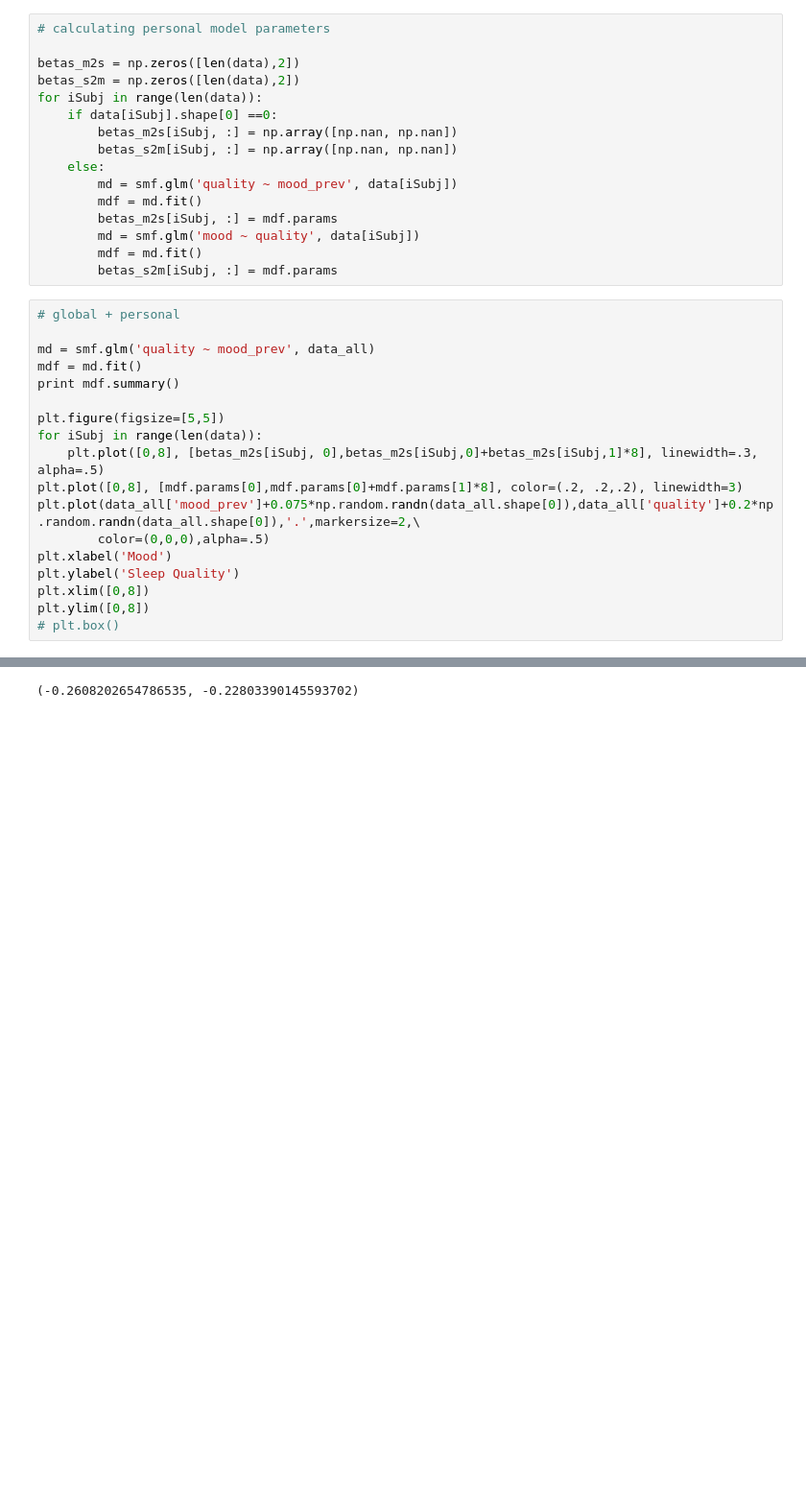
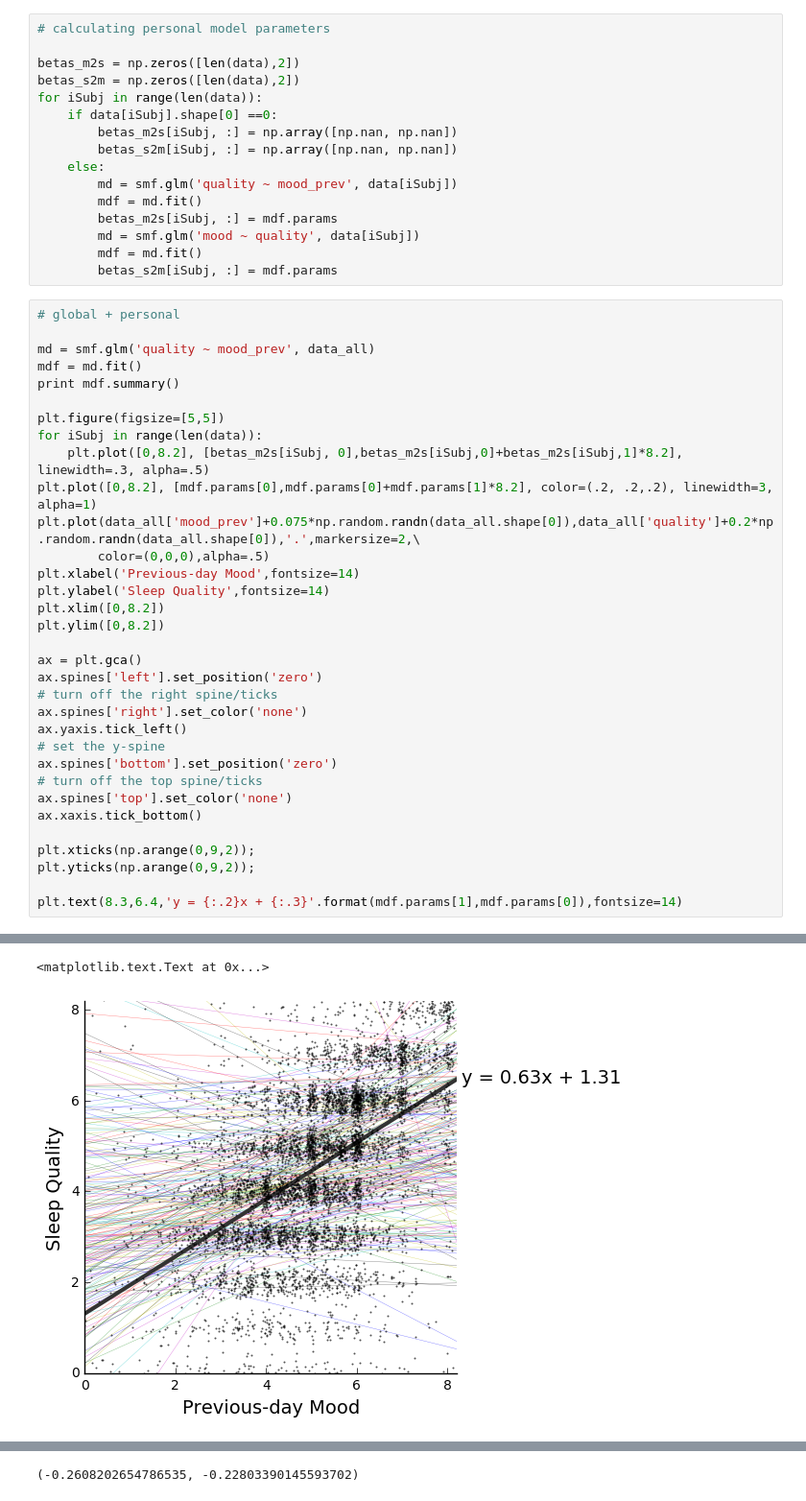
Before and after one commit to striantafillou/causality, a Jupyter notebook: mixed_effects.ipynb, the cells around one changed output, grey strips where cells are left out. Shown at 96% size. Saved outputs shown, nothing was run; the diff lists cells and outputs as text; blank space fills up the shorter version.

```diff
--- a/mixed_effects.ipynb
+++ b/mixed_effects.ipynb
@@ -57,12 +57,28 @@ print mdf.summary()
 
 plt.figure(figsize=[5,5])
 for iSubj in range(len(data)):
-    plt.plot([0,8], [betas_m2s[iSubj, 0],betas_m2s[iSubj,0]+betas_m2s[iSubj,1]*8], linewidth=.3, alpha=.5)
-plt.plot([0,8], [mdf.params[0],mdf.params[0]+mdf.params[1]*8], color=(.2, .2,.2), linewidth=3)
+    plt.plot([0,8.2], [betas_m2s[iSubj, 0],betas_m2s[iSubj,0]+betas_m2s[iSubj,1]*8.2], linewidth=.3, alpha=.5)
+plt.plot([0,8.2], [mdf.params[0],mdf.params[0]+mdf.params[1]*8.2], color=(.2, .2,.2), linewidth=3, alpha=1)
 plt.plot(data_all['mood_prev']+0.075*np.random.randn(data_all.shape[0]),data_all['quality']+0.2*np.random.randn(data_all.shape[0]),'.',markersize=2,\
         color=(0,0,0),alpha=.5)
-plt.xlabel('Mood')
-plt.ylabel('Sleep Quality')
-plt.xlim([0,8])
-plt.ylim([0,8])
-# plt.box()
+plt.xlabel('Previous-day Mood',fontsize=14)
+plt.ylabel('Sleep Quality',fontsize=14)
+plt.xlim([0,8.2])
+plt.ylim([0,8.2])
+
+ax = plt.gca()
+ax.spines['left'].set_position('zero')
+# turn off the right spine/ticks
+ax.spines['right'].set_color('none')
+ax.yaxis.tick_left()
+# set the y-spine
+ax.spines['bottom'].set_position('zero')
+# turn off the top spine/ticks
+ax.spines['top'].set_color('none')
+ax.xaxis.tick_bottom()
+
+plt.xticks(np.arange(0,9,2));
+plt.yticks(np.arange(0,9,2));
+
+plt.text(8.3,6.4,'y = {:.2}x + {:.3}'.format(mdf.params[1],mdf.params[0]),fontsize=14)
+# %% [output]
@@ -69,3 +101,5 @@ plt.ylim([0,8])
+<matplotlib.text.Text at 0x...>
+[figure, added]
 # %%
 # global + personal
 
```
Also changed, not shown: parts of 3 cells of this notebook, 9 other files.
